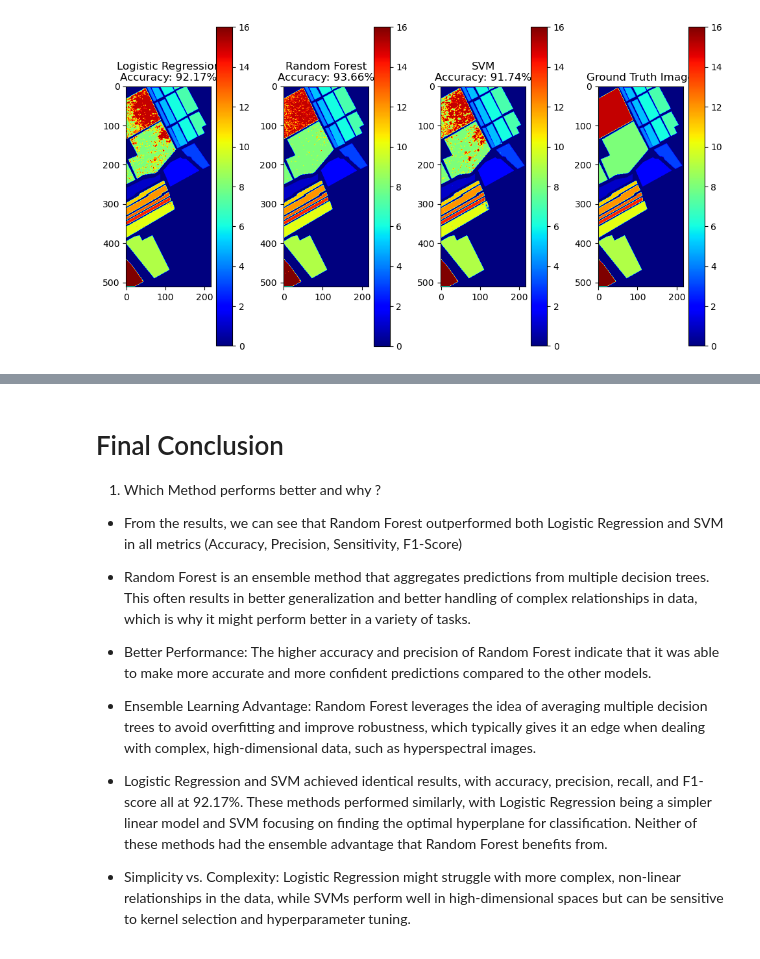
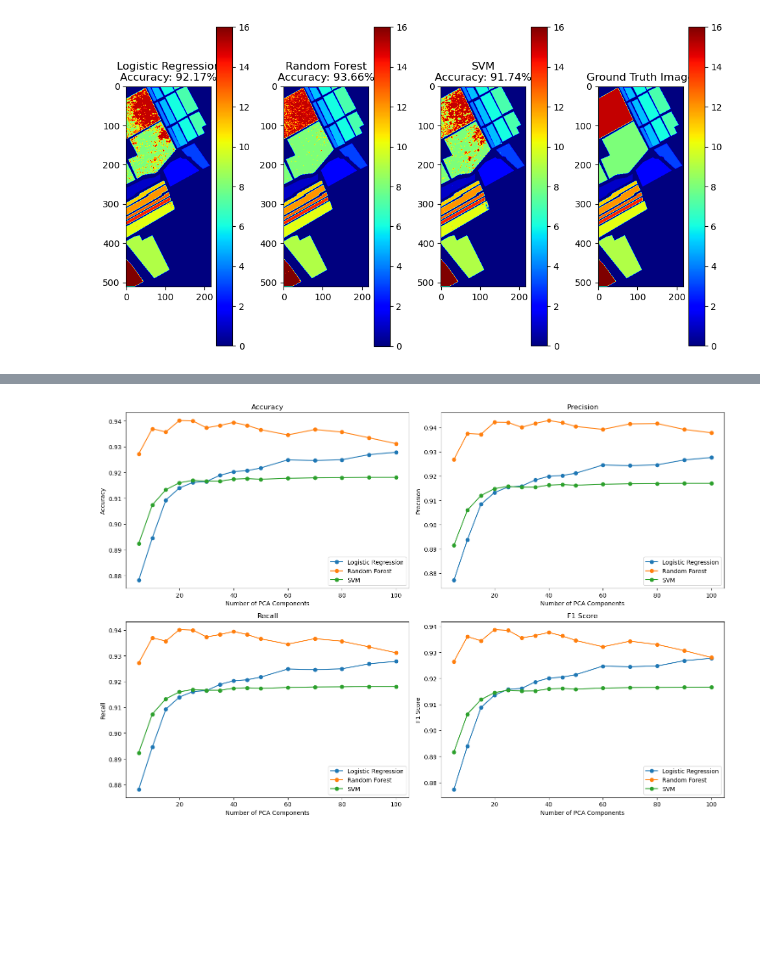
Before and after one commit to draqq67/Tema2_TIA, a Jupyter notebook: supervised_methods.ipynb, the cells around one changed output, grey strips where cells are left out. Drawn from its saved outputs; the diff is of its cells as text; code cells hidden in the pictures; blank space fills up the shorter version.

```diff
--- a/supervised_methods.ipynb
+++ b/supervised_methods.ipynb
@@ -578,16 +573,4 @@ TypeError: cannot unpack non-iterable float object
-# %% [markdown]
-# Final Conclusion
-
-1. Which Method performs better and why ?
-
-- From the results, we can see that Random Forest outperformed both Logistic Regression and SVM in all metrics (Accuracy, Precision, Sensitivity, F1-Score)
-
-- Random Forest is an ensemble method that aggregates predictions from multiple decision trees. This often results in better generalization and better handling of complex relationships in data, which is why it might perform better in a variety of tasks.
-
-- Better Performance: The higher accuracy and precision  of Random Forest indicate that it was able to make more accurate and more confident predictions compared to the other models.
-
-- Ensemble Learning Advantage: Random Forest leverages the idea of averaging multiple decision trees to avoid overfitting and improve robustness, which typically gives it an edge when dealing with complex, high-dimensional data, such as hyperspectral images.
-
-- Logistic Regression and SVM achieved identical results, with accuracy, precision, recall, and F1-score all at 92.17%. These methods performed similarly, with Logistic Regression being a simpler linear model and SVM focusing on finding the optimal hyperplane for classification. Neither of these methods had the ensemble advantage that Random Forest benefits from.
-
-- Simplicity vs. Complexity: Logistic Regression might struggle with more complex, non-linear relationships in the data, while SVMs perform well in high-dimensional spaces but can be sensitive to kernel selection and hyperparameter tuning.
+# %%
+plot_metrics(components, scores_lr, scores_rf, scores_svm)
+# %% [output]
+[figure, added]
```
Also changed, not shown: parts of 4 cells of this notebook.
